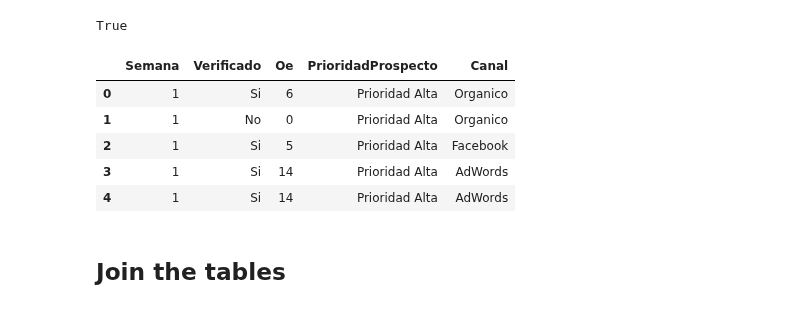
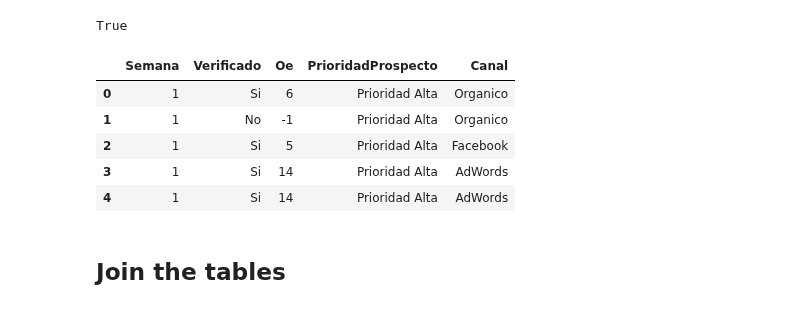
Before and after one commit to esolanoo/ProyectoTerminal_Ejercicios, a Jupyter notebook: Caso1/analysis.ipynb, the cells around one changed output. Drawn from its saved outputs; the diff is of its cells as text; code cells hidden in the pictures.

```diff
--- a/Caso1/analysis.ipynb
+++ b/Caso1/analysis.ipynb
@@ -90,8 +90,8 @@ for column in list(ops.columns)[2:]:
  21. 13. 12. 19.]
 ['Prioridad Alta' 'Prioridad Baja' 'Prioridad Media']
 ['Organico' 'Facebook' 'AdWords' 'Instagram']
-# %%
-ops['Oe'].fillna(0, inplace=True) # From the unique list od values, assuming the NA are actually '0 days'
+# %%
+ops['Oe'].fillna(-1, inplace=True) # Costrumers that never opened the account, number of days is irelevant but cant be left undefinded
 # %%
 ops.shape[0]==len(ops['Prospecto'].unique()) # Check for repeated users (True if all unique)
 # %% [output]
@@ -99,12 +99,11 @@ True
 # %%
 ops.drop('Prospecto', axis=1, inplace=True) # There is no value for individual identifiers
 ops['Oe'] = ops['Oe'].apply(lambda x: int(x))
-ops.set_index('Semana')
 ops.head()
 # %% [output]
 |  | Semana | Verificado | Oe | PrioridadProspecto | Canal |
 | 0 | 1 | Si | 6 | Prioridad Alta | Organico |
-| 1 | 1 | No | 0 | Prioridad Alta | Organico |
+| 1 | 1 | No | -1 | Prioridad Alta | Organico |
 | 2 | 1 | Si | 5 | Prioridad Alta | Facebook |
 | 3 | 1 | Si | 14 | Prioridad Alta | AdWords |
 | 4 | 1 | Si | 14 | Prioridad Alta | AdWords |
```
Also changed, not shown: parts of 10 cells of this notebook.
